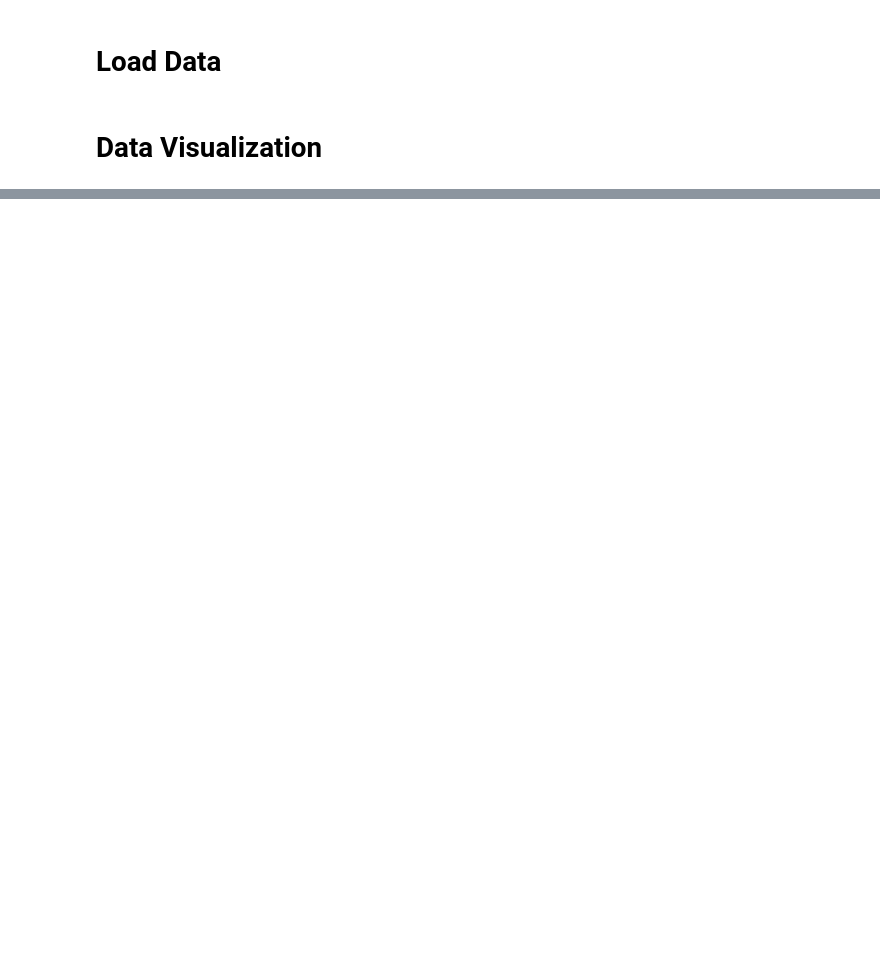
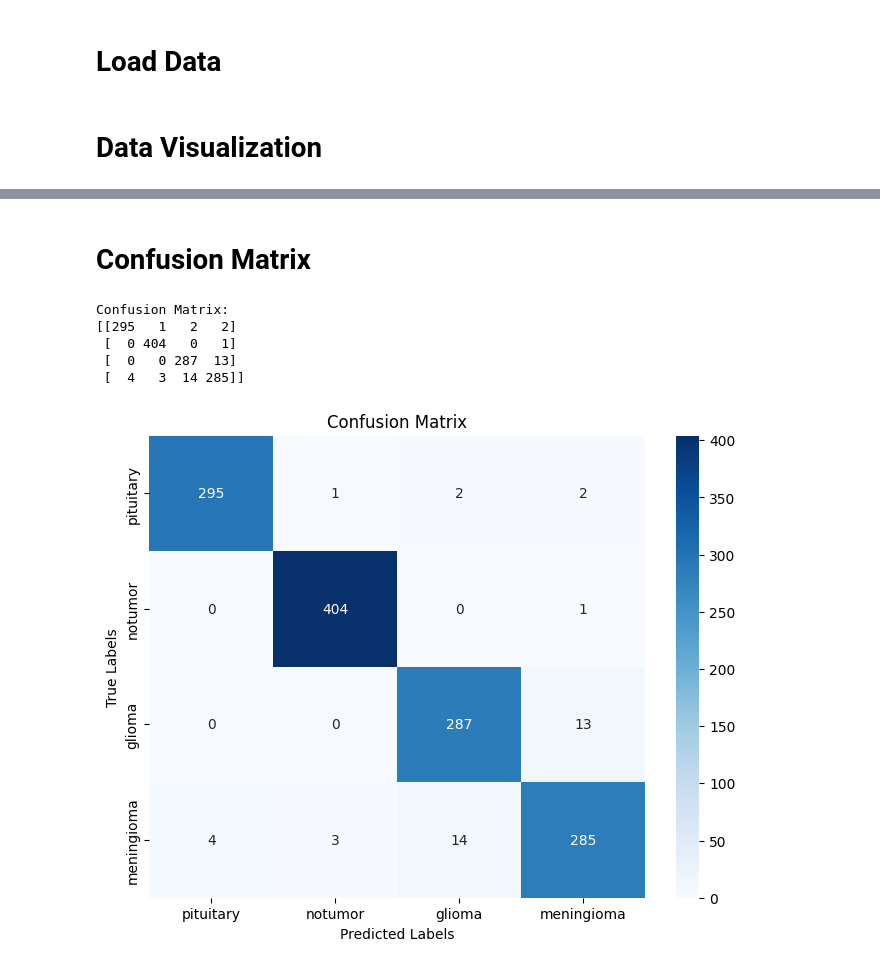
Before and after one commit to Brandon-Kee/NeuroScan, a Jupyter notebook: models/brain_analysis.ipynb, the cells around one changed output, grey strips where cells are left out. Drawn from its saved outputs; the diff is of its cells as text; code cells hidden in the pictures; blank space fills up the shorter version.

```diff
--- a/models/brain_analysis.ipynb
+++ b/models/brain_analysis.ipynb
@@ -61,0 +165,16 @@ plt.show()
+# %%
+from sklearn.metrics import classification_report, confusion_matrix, roc_curve, auc
+import seaborn as sns
+from sklearn.preprocessing import label_binarize
+from tensorflow.keras.models import load_model
+
+# Prediction on test data
+test_images = open_images(test_paths)
+test_labels_encoded = encode_label(test_labels)
+
+# Predict using the trained model
+test_predictions = model.predict(test_images)
+
+# 2. Classification Report
+print("Classification Report:")
+print(classification_report(test_labels_encoded, np.argmax(test_predictions, axis=1)))
@@ -61,0 +194,21 @@ plt.show()
+# %% [markdown]
+# Confusion Matrix
+# %%
+conf_matrix = confusion_matrix(test_labels_encoded, np.argmax(test_predictions, axis=1))
+print("Confusion Matrix:")
+print(conf_matrix)
+
+# Plot the Confusion Matrix
+plt.figure(figsize=(8, 6))
+sns.heatmap(conf_matrix, annot=True, fmt="d", cmap="Blues", xticklabels=os.listdir(train_dir), yticklabels=os.listdir(train_dir))
+plt.title("Confusion Matrix")
+plt.xlabel("Predicted Labels")
+plt.ylabel("True Labels")
+plt.show()
+# %% [output]
+Confusion Matrix:
+[[295   1   2   2]
+ [  0 404   0   1]
+ [  0   0 287  13]
+ [  4   3  14 285]]
+[figure, added]
```
Also changed, not shown: parts of 11 cells of this notebook.
